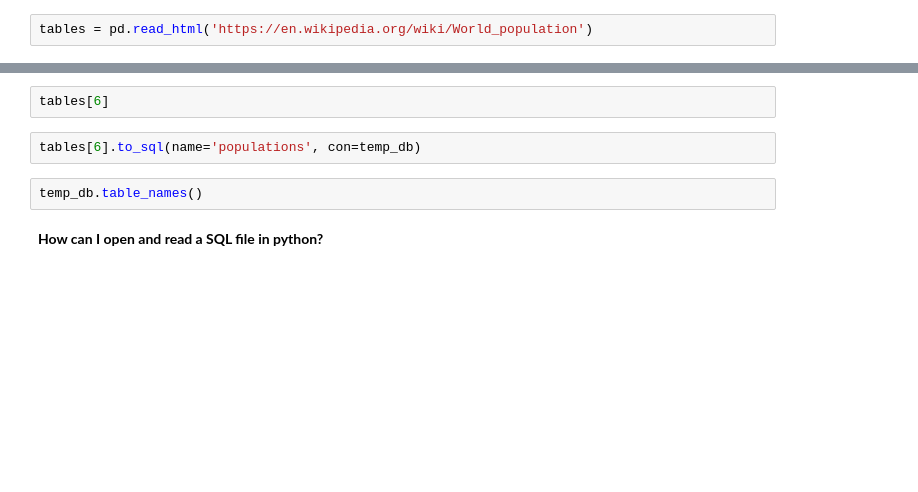
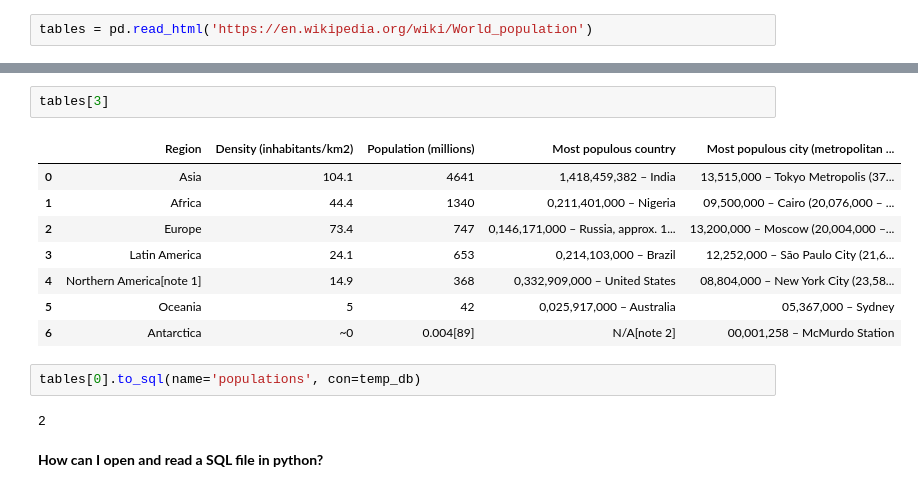
Before and after one commit to 4dsolutions/clarusway_data_analysis, a Jupyter notebook: DAwPy_S11_(RegEx, Data Input _Output)/DAwPy-S11-Part-02 (Data Input and Output).ipynb, the cells around one changed output, grey strips where cells are left out. Saved outputs shown, nothing was run; the diff lists cells and outputs as text; blank space fills up the shorter version.

```diff
--- a/DAwPy_S11_(RegEx, Data Input _Output)/DAwPy-S11-Part-02 (Data Input and Output).ipynb
+++ b/DAwPy_S11_(RegEx, Data Input _Output)/DAwPy-S11-Part-02 (Data Input and Output).ipynb
@@ -275,9 +592,18 @@ tables = pd.read_html('https://en.wikipedia.org/wiki/World_population')
 # %%
-tables[6]
+tables[3]
+# %% [output]
+|  | Region | Density (inhabitants/km2) | Population (millions) | Most populous country | Most populous city (metropolitan ... |
+| 0 | Asia | 104.1 | 4641 | 1,418,459,382 – India | 13,515,000 – Tokyo Metropolis (37... |
+| 1 | Africa | 44.4 | 1340 | 0,211,401,000 – Nigeria | 09,500,000 – Cairo (20,076,000 – ... |
+| 2 | Europe | 73.4 | 747 | 0,146,171,000 – Russia, approx. 1... | 13,200,000 – Moscow (20,004,000 –... |
+| 3 | Latin America | 24.1 | 653 | 0,214,103,000 – Brazil | 12,252,000 – São Paulo City (21,6... |
+| 4 | Northern America[note 1] | 14.9 | 368 | 0,332,909,000 – United States | 08,804,000 – New York City (23,58... |
+| 5 | Oceania | 5 | 42 | 0,025,917,000 – Australia | 05,367,000 – Sydney |
+| 6 | Antarctica | ~0 | 0.004[89] | N/A[note 2] | 00,001,258 – McMurdo Station |
 # %%
-tables[6].to_sql(name='populations', con=temp_db)
+tables[0].to_sql(name='populations', con=temp_db)
+# %% [output]
+2
-# %%
-temp_db.table_names()
 # %% [markdown]
 **How can I open and read a SQL file in python?**
 # %%
```
Also changed, not shown: parts of 47 cells of this notebook.
